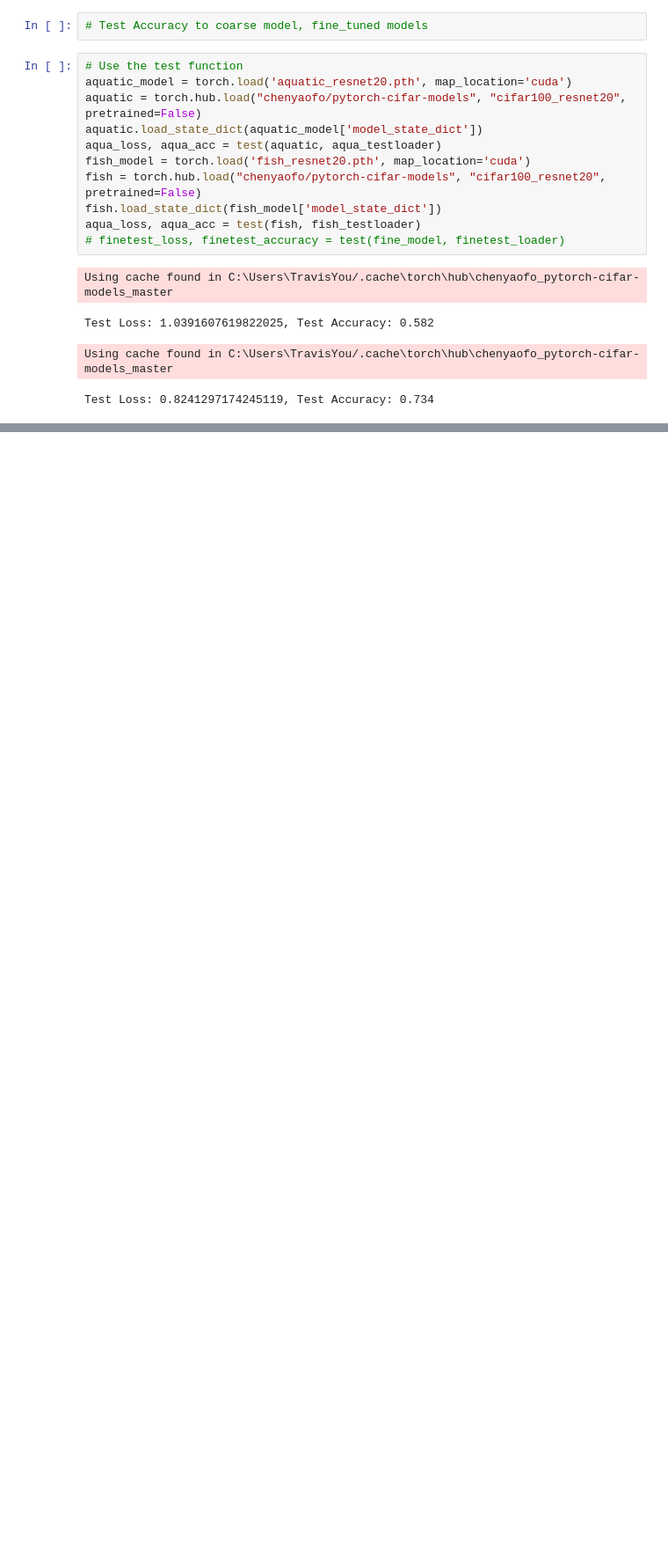
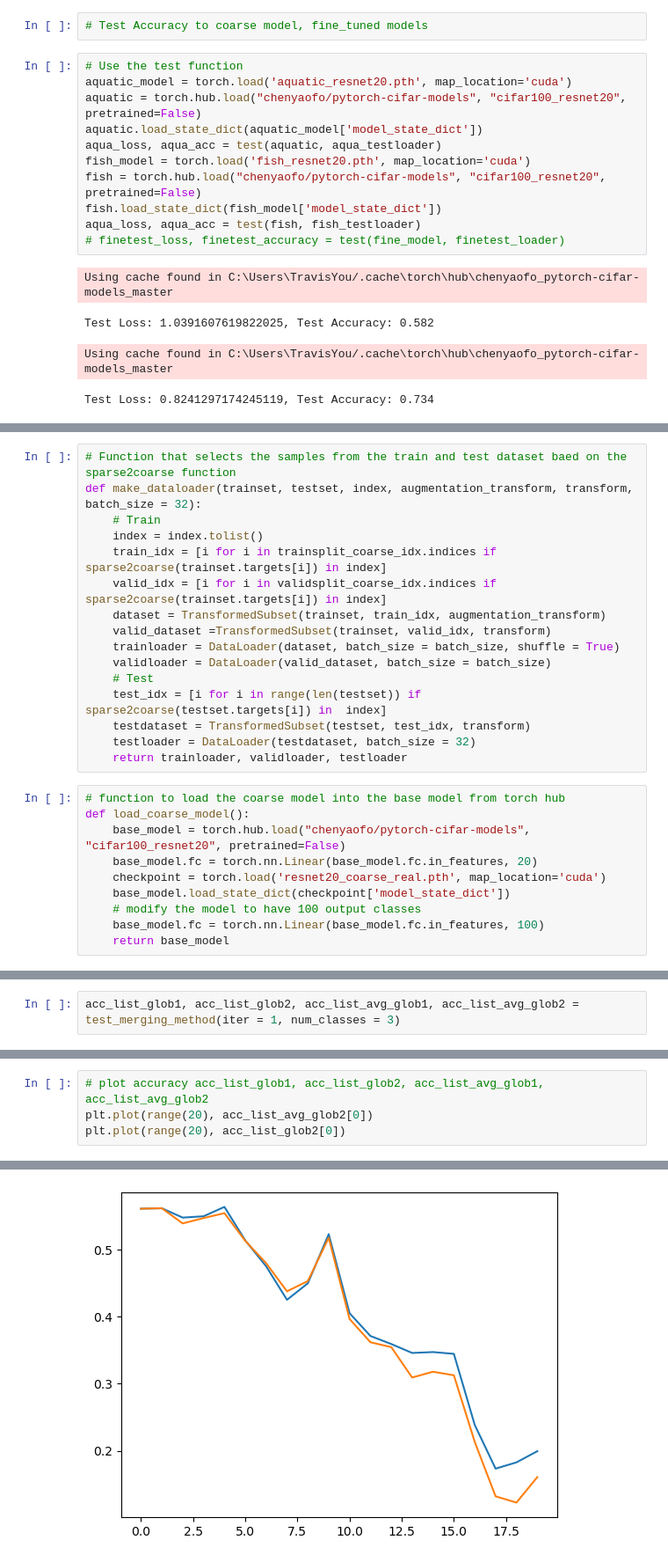
Before and after one commit to Siyu-Li-Tammy/ML_Project_CNN, a Jupyter notebook: cifar100pretrained.ipynb, the cells around one changed output, grey strips where cells are left out. Shown at 88% size. Drawn from its saved outputs; the diff is of its cells as text; blank space fills up the shorter version.

```diff
--- a/cifar100pretrained.ipynb
+++ b/cifar100pretrained.ipynb
@@ -546,0 +629,26 @@ Test Loss: 3.5171690434217453, Test Accuracy: 0.252
+# %%
+# Function that selects the samples from the train and test dataset baed on the sparse2coarse function
+def make_dataloader(trainset, testset, index, augmentation_transform, transform, batch_size = 32):
+    # Train
+    index = index.tolist()
+    train_idx = [i for i in trainsplit_coarse_idx.indices if sparse2coarse(trainset.targets[i]) in index]
+    valid_idx = [i for i in validsplit_coarse_idx.indices if sparse2coarse(trainset.targets[i]) in index]
+    dataset = TransformedSubset(trainset, train_idx, augmentation_transform)
+    valid_dataset =TransformedSubset(trainset, valid_idx, transform)
+    trainloader = DataLoader(dataset, batch_size = batch_size, shuffle = True)
+    validloader = DataLoader(valid_dataset, batch_size = batch_size)
+    # Test
+    test_idx = [i for i in range(len(testset)) if sparse2coarse(testset.targets[i]) in  index]
+    testdataset = TransformedSubset(testset, test_idx, transform)
+    testloader = DataLoader(testdataset, batch_size = 32)
+    return trainloader, validloader, testloader
+# %%
+# function to load the coarse model into the base model from torch hub
+def load_coarse_model():
+    base_model = torch.hub.load("chenyaofo/pytorch-cifar-models", "cifar100_resnet20", pretrained=False)
+    base_model.fc = torch.nn.Linear(base_model.fc.in_features, 20)
+    checkpoint = torch.load('resnet20_coarse_real.pth', map_location='cuda')
+    base_model.load_state_dict(checkpoint['model_state_dict'])
+    # modify the model to have 100 output classes
+    base_model.fc = torch.nn.Linear(base_model.fc.in_features, 100)
+    return base_model
@@ -546,0 +701,2 @@ Test Loss: 3.5171690434217453, Test Accuracy: 0.252
+# %%
+acc_list_glob1, acc_list_glob2, acc_list_avg_glob1, acc_list_avg_glob2 = test_merging_method(iter = 1, num_classes = 3)
@@ -546,0 +722,5 @@ Test Loss: 3.5171690434217453, Test Accuracy: 0.252
+# %%
+# plot accuracy acc_list_glob1, acc_list_glob2, acc_list_avg_glob1, acc_list_avg_glob2
+plt.plot(range(20), acc_list_avg_glob2[0])
+plt.plot(range(20), acc_list_glob2[0])
+# %% [output]
@@ -546,0 +728 @@ Test Loss: 3.5171690434217453, Test Accuracy: 0.252
+[figure, added]
```
Also changed, not shown: parts of 9 cells of this notebook.
